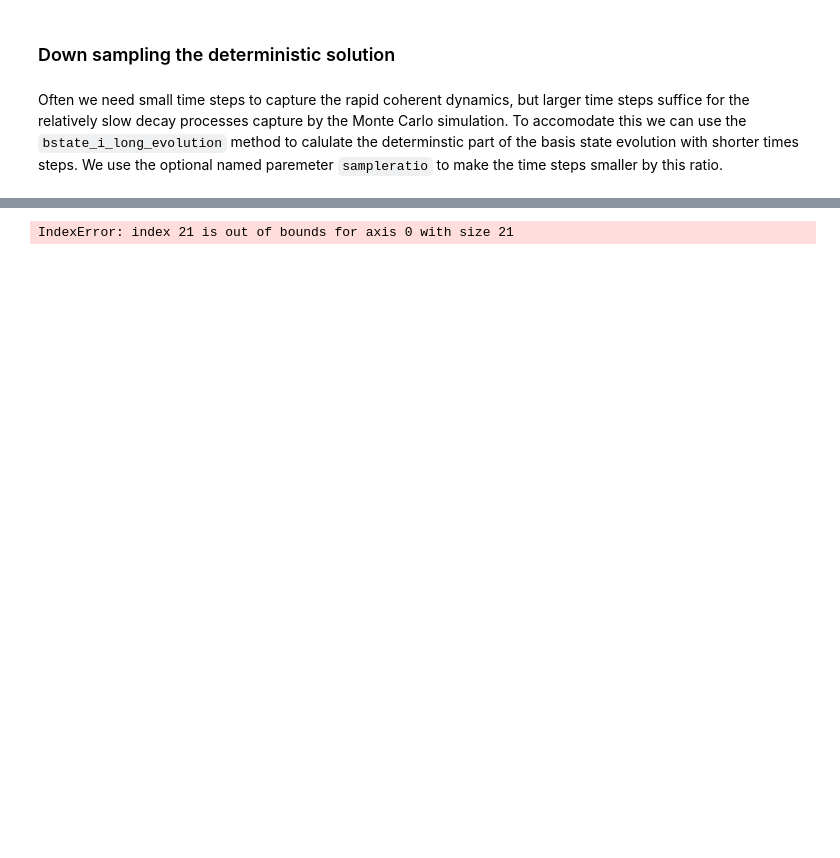
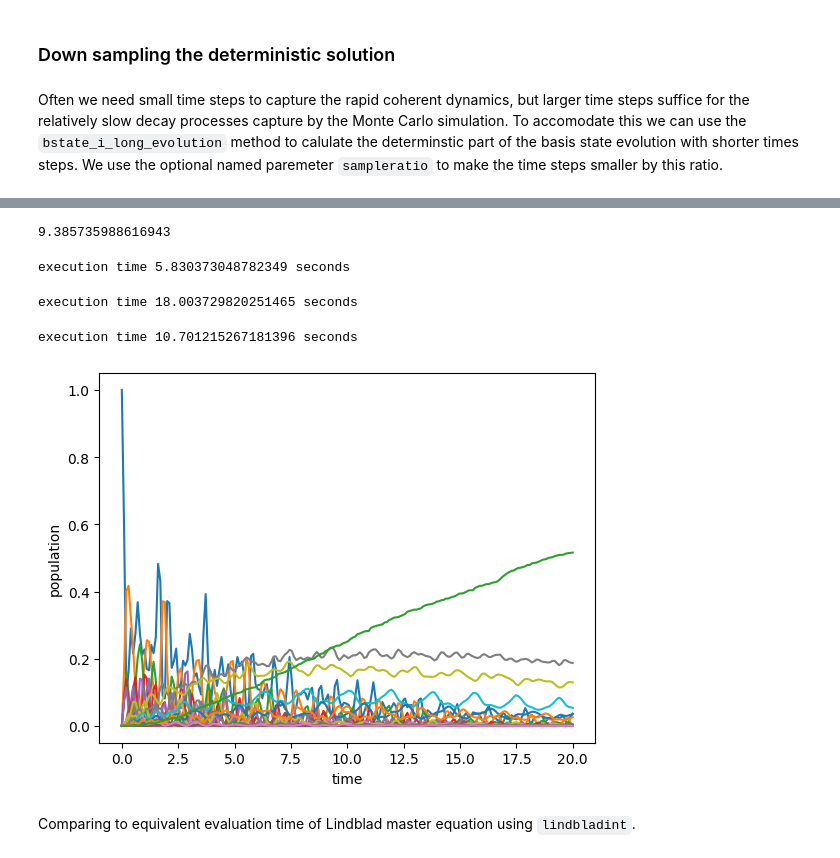
Before and after one commit to b-yuen/diracpy, a Jupyter notebook: examples/Tutorial - Part 2.ipynb, the cells around one changed output, grey strips where cells are left out. Drawn from its saved outputs; the diff is of its cells as text; code cells hidden in the pictures; blank space fills up the shorter version.

```diff
--- a/examples/Tutorial - Part 2.ipynb
+++ b/examples/Tutorial - Part 2.ipynb
@@ -299,4 +288,71 @@ big_system.dim
-# %%
-jpsolve.bstate_i_long_evolution(0)
-# %% [output]
-IndexError: index 21 is out of bounds for axis 0 with size 21
+# %%
+# Solve with serial processing
+t0 = time.time()
+for i in range(jpsolve.dim):
+    jpsolve.bstate_evolution[i] = jpsolve.bstate_i_long_evolution(i)
+t1 = time.time()
+print("execution time {} seconds".format(t1-t0))
+# %% [output]
+9.385735988616943
+# %%
+# Solve with parallel processing
+t0 = time.time()
+
+# int number of processes optional positional argument for ProcessPool
+# Default is number of CPUs
+# This should be specified working with job queue e.g. SLURM.
+with ProcessPool() as pool:
+    bstates_evolution = pool.map(jpsolve.bstate_i_long_evolution,
+                                          ((i,) for i in range(big_system.dim))
+                                         )
+
+for i in range(big_system.dim):
+    jpsolve.bstate_evolution[i]=bstates_evolution[i]
+
+t1 = time.time()
+print("execution time {} seconds".format(t1-t0))
+# %% [output]
+execution time 5.830373048782349 seconds
+# %%
+# number of quantum trajectories with serial processing
+t0 = time.time()
+n = int(1e3)
+# Monte Carlo simulation
+mean_rho, var_rho = jpsolve.calc_rho(n)
+t1 = time.time()
+print("execution time {} seconds".format(t1-t0))
+# %% [output]
+execution time 18.003729820251465 seconds
+# %%
+# number of quantum trajectories with parallel processing
+t0 = time.time()
+
+n = int(1e3)
+
+with ProcessPool() as pool:
+    # number of trajectories for each worker process
+    nodes = pool.nodes # num. process = num cpu's by default
+    traj_per_node = int(n / nodes)
+    trajectories = [traj_per_node for i in range(nodes - 1)]
+    trajectories += [n - (nodes-1)*traj_per_node]
+    # map simulation over worker processes
+    results = pool.map(jpsolve.calc_rho, trajectories)
+
+# get mean of parallel simulations
+mean_rho = sum([result[0] for result in results]) / len (results)
+
+t1 = time.time()
+print("execution time {} seconds".format(t1-t0))
+# %% [output]
+execution time 10.701215267181396 seconds
+# %%
+fig, ax = plt.subplots(1,1)
+for i in range(big_system.dim):
+    ax.plot(times, np.real(mean_rho[:,i,i]))
+ax.set_xlabel('time')
+ax.set_ylabel('population')
+plt.show()
+# %% [output]
+[figure, added]
+# %% [markdown]
+Comparing to equivalent evaluation time of Lindblad master equation using `lindbladint`.
```
Also changed, not shown: parts of 10 cells of this notebook.
